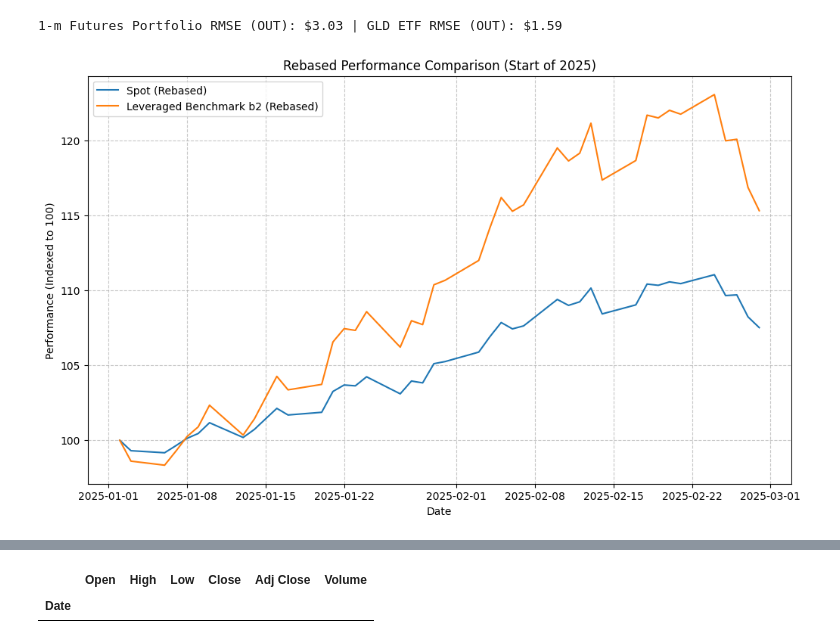
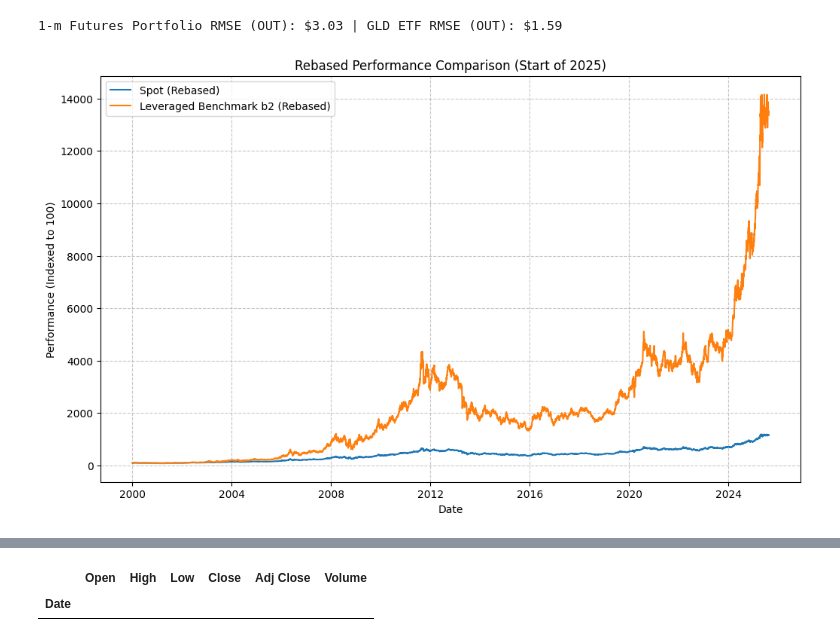
Before and after one commit to joeHollander/ETF-Research, a Jupyter notebook: main.ipynb, the cells around one changed output, grey strips where cells are left out. Drawn from its saved outputs; the diff is of its cells as text; code cells hidden in the pictures.

Commit message:
some leverage stuff

```diff
--- a/main.ipynb
+++ b/main.ipynb
@@ -735,67 +737,40 @@ print(f"1-m Futures Portfolio RMSE (OUT): ${displayed_sample_c1_rmse:.2f}"
 # construct leveraged benchmarks
 
 def construct_leveraged_benchmark(spot_series, beta):
-    res = spot_series.copy()
-    returns = spot_series.pct_change()
-    leveraged_returns = returns[1:] * beta
-    res = (1 + leveraged_returns).cumprod()
-    res = res * spot_series.iloc[0] / res.iloc[0]
-    return res
+    # Use log returns for numerical stability
+    log_returns = np.log(spot_series / spot_series.shift(1))
+    leveraged_log_returns = log_returns * beta
+    first_price = spot_series.iloc[0]
+    leveraged_series = first_price * np.exp(leveraged_log_returns.cumsum())
+
+    return leveraged_series
 
 leveraged_benchmarks = {f"b{i}": construct_leveraged_benchmark(spot['close'], i) for i in [-3, -2, -1, 1, 2, 3]}
 #print(leveraged_benchmarks)
 
-plot_idx = slice("2025-01-01", "2025-03-01")
+plot_idx = slice("2000", None)
 
 # plot leveraged benchmarks
 spot_slice = spot.loc[plot_idx, 'close']
 benchmark_slice = leveraged_benchmarks['b2'].loc[plot_idx]
 
 # --- THE FIX: Rebase both series to start at 100 ---
 rebased_spot = 100 * (spot_slice / spot_slice.iloc[0])
 rebased_benchmark = 100 * (benchmark_slice / benchmark_slice.iloc[0])
 
 
 # --- Plot the REBASED data ---
 fig, ax = plt.subplots(figsize=(12, 7))
 
 ax.plot(rebased_spot, label='Spot (Rebased)')
 # Note: Fixed your label from 'b0' to 'b2' for accuracy
 ax.plot(rebased_benchmark, label='Leveraged Benchmark b2 (Rebased)')
 
 ax.set_title('Rebased Performance Comparison (Start of 2025)')
 ax.set_ylabel('Performance (Indexed to 100)')
 ax.set_xlabel('Date')
 ax.legend()
 ax.grid(True, linestyle='--', alpha=0.7)
 plt.show()
-
-
-# def run_and_print_replications(contracts, spot, effr):
-#     """
-#     Runs static replication for 1, 2, 3, and 4-asset portfolios and prints the results.
-
-#     Returns:
-#         A dictionary storing the weights for every combination tested.
-#     """
-#     all_maturities = [1, 2, 6, 12]
-#     all_weights = {}
-
-#     for i in range(1, 5):
-#         print(f"--- {i}-Asset Portfolios ---")
-#         for maturities in combinations(all_maturities, i):
-#             result = static_replication(maturities, contracts, spot, effr)
-#             if result:
-#                 mat_str = ', '.join(f"c{m}" for m in maturities)
-#                 weights_str = [f'{w:.5f}' for w in result['weights'].values()]
-#                 print(f"Optimal Weights for {mat_str}: {weights_str} | "
-#                       f"RMSE (IN): ${result['rmse_in']:.2f} | "
-#                       f"RMSE (OUT): ${result['rmse_out']:.2f}")
-#                 all_weights[maturities] = result['weights']
-#         print("*" * 60)
-#     return all_weights
-
-# # Run the analysis to get all weights
-# all_portfolio_weights = run_and_print_replications(unadj_contracts, spot, daily_effr)
 # %% [output]
-[figure, old version]
+[figure, new version]
```
Also changed, not shown: parts of 11 cells of this notebook, 5 other files.
